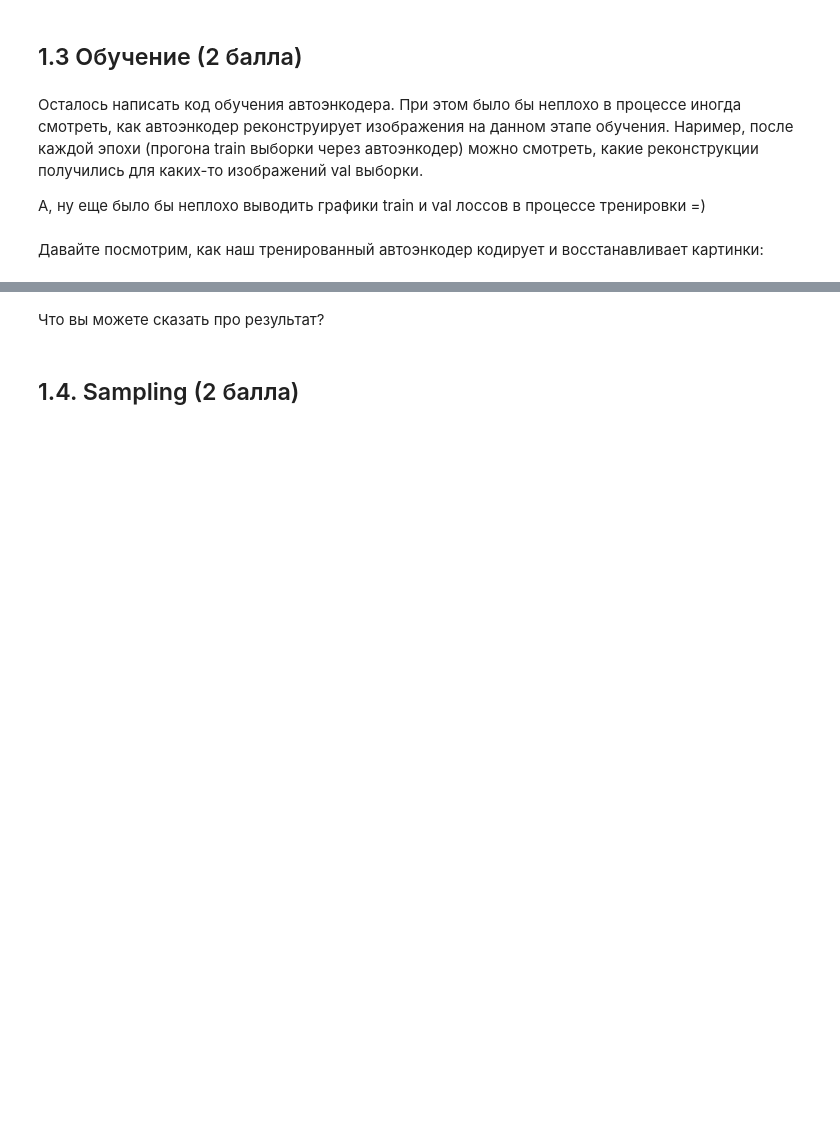
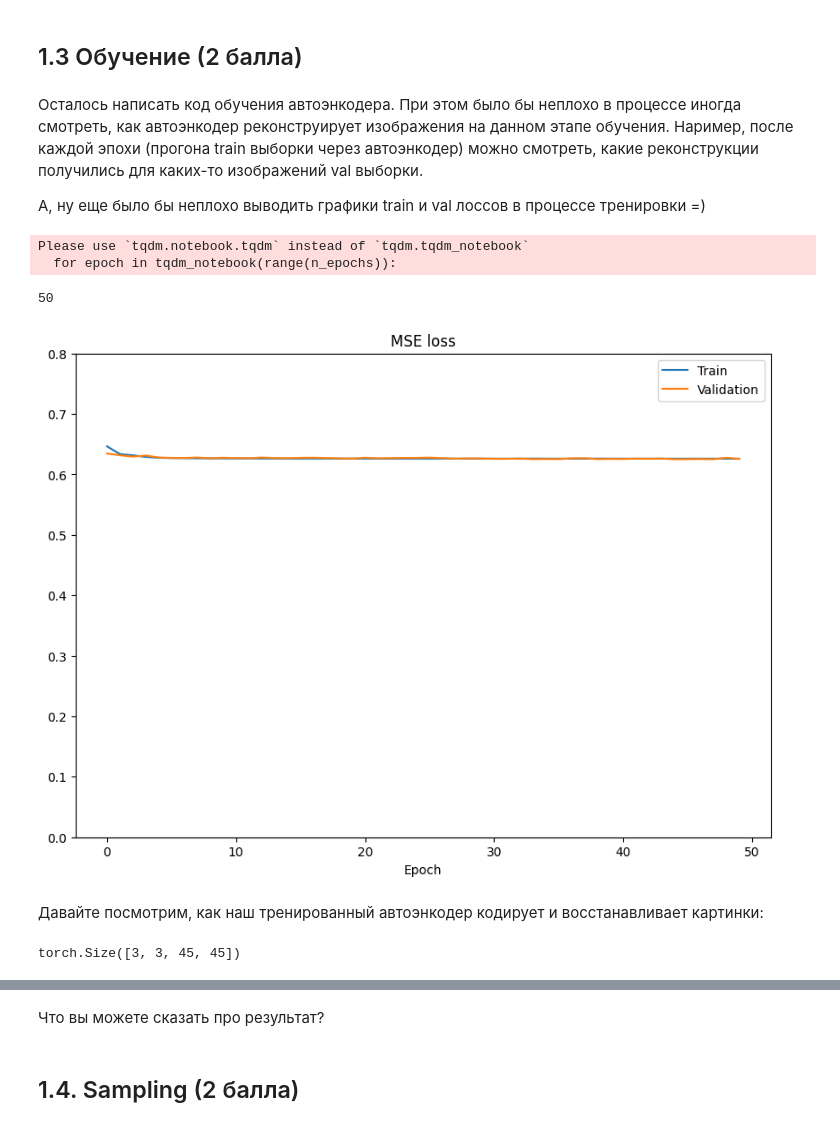
Before and after one commit to DeckardNine/DeckardNine, a Jupyter notebook: week_10_AE_VAE/Homework/hw_7_autoencoders.ipynb, the cells around one changed output, grey strips where cells are left out. Saved outputs shown, nothing was run; the diff lists cells and outputs as text; code cells hidden in the pictures; blank space fills up the shorter version.

```diff
--- a/week_10_AE_VAE/Homework/hw_7_autoencoders.ipynb
+++ b/week_10_AE_VAE/Homework/hw_7_autoencoders.ipynb
@@ -112,6 +116,8 @@ images, attrs = fetch_dataset()
 Разбейте датасет изображений и атрибутов на train и val, выведите несколько картинок в output, чтобы посмотреть, как они выглядят, и приведите картинки к тензорам pytorch, чтобы можно было скормить их сети:
 # %%
 images = torch.tensor(images, dtype=torch.float32) / 255.0
+images = images.permute(0, 3, 1, 2).contiguous()
+
 train_images, val_images, train_attrs, val_attrs = train_test_split(images, attrs,
                                                                     train_size=0.9, shuffle=False)
 train_loader = torch.utils.data.DataLoader(train_images, batch_size=32)
@@ -197,2 +219,53 @@ optimizer = # <Ваш любимый оптимизатор>
+# %%
+n_epochs = 50
+device = 'cuda:0' if torch.cuda.is_available() else 'cpu'
+
+model = Autoencoder().to(device)
+optimizer = torch.optim.Adam(model.parameters(), lr=0.01)
+loss_fn = nn.BCELoss()
+train_losses = []
+val_losses = []
+
+for epoch in tqdm_notebook(range(n_epochs)):
+    model.train()
+    train_losses_per_epoch = []
+    for i, X_batch in enumerate(train_loader):
+        optimizer.zero_grad()
+        reconstructed, _ = model(X_batch.to(device))
+        loss = loss_fn(reconstructed, X_batch.to(device))
+        loss.backward()
+        optimizer.step()
+        train_losses_per_epoch.append(loss.item())
+
+    train_losses.append(np.mean(train_losses_per_epoch))
+
+    model.eval()
+    val_losses_per_epoch = []
+    with torch.no_grad():
+        for X_batch in val_loader:
+          reconstructed, _ = model(X_batch.to(device))
+          loss = loss_fn(reconstructed, X_batch.to(device))
+          val_losses_per_epoch.append(loss.item())
+
+    val_losses.append(np.mean(val_losses_per_epoch))
+# %% [output]
+Please use `tqdm.notebook.tqdm` instead of `tqdm.tqdm_notebook`
+  for epoch in tqdm_notebook(range(n_epochs)):
+# %%
+len(train_losses)
+# %% [output]
+50
+# %%
+plt.figure(figsize=(10, 7))
+plt.plot(np.arange(len(train_losses)), train_losses, label='Train')
+plt.plot(np.arange(len(val_losses)), val_losses, label='Validation')
+
+plt.ylim(0, 0.8)
+plt.xlabel('Epoch')
+plt.title('MSE loss')
+plt.legend()
+plt.show()
+# %% [output]
+[figure, added]
 # %% [markdown]
 Давайте посмотрим, как наш тренированный автоэнкодер кодирует и восстанавливает картинки:
@@ -200,0 +272,4 @@ optimizer = # <Ваш любимый оптимизатор>
+# %%
+reconstructed.shape
+# %% [output]
+torch.Size([3, 3, 45, 45])
```
Also changed, not shown: parts of 18 cells of this notebook.
